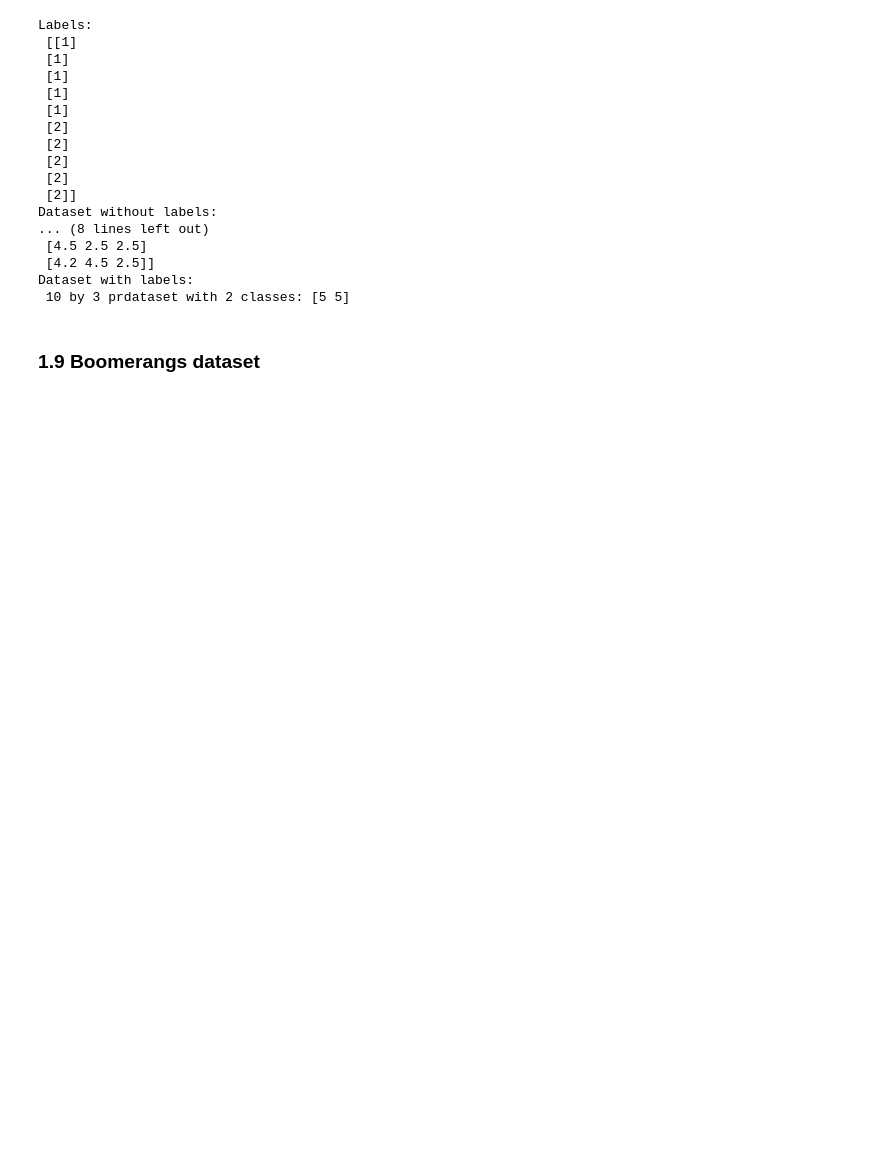
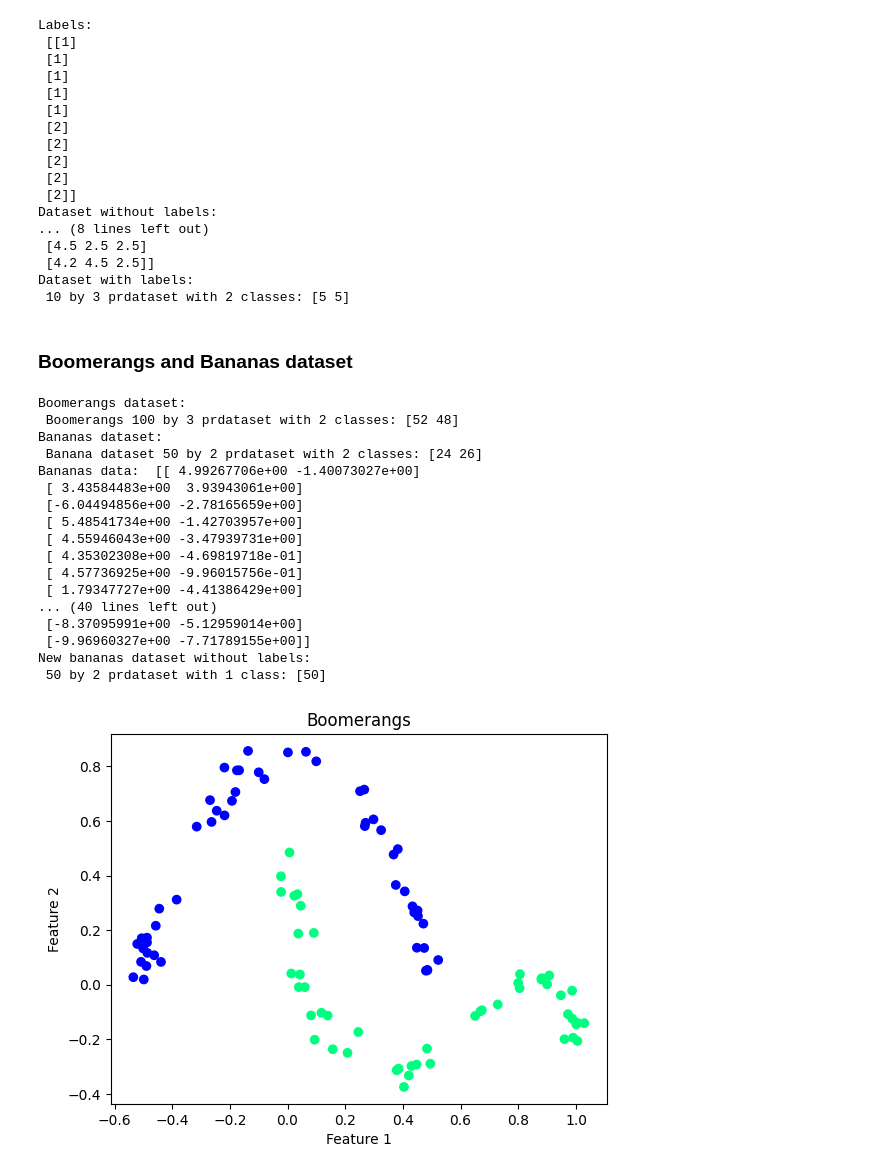
Before and after one commit to nadinekuo/MachineLearning1-Labs, a Jupyter notebook: 1-Basics-of-ML/1.1-decision-theory.ipynb, the cells around one changed output. Cells and saved outputs as stored; diff of their text form; code cells hidden in the pictures; blank space fills up the shorter version.

```diff
--- a/1-Basics-of-ML/1.1-decision-theory.ipynb
+++ b/1-Basics-of-ML/1.1-decision-theory.ipynb
@@ -60,4 +60,41 @@ Dataset without labels:
 Dataset with labels:
  10 by 3 prdataset with 2 classes: [5 5]
 # %% [markdown]
-### 1.9 Boomerangs dataset
+### Boomerangs and Bananas dataset
+# %%
+# Load the dataset boomerangs uisng the PR function "boomerangs" and choose the no. of objects to generate
+b = pr.boomerangs(100)
+print('Boomerangs dataset: \n', b)
+
+# Scatterplot of features 0 and 1
+# pr.scatterd(b)
+
+# Scatterplot of features 1 and 2
+pr.scatterd(b[:, [1, 2]])
+
+# Extract the original data matrix from a prdataset using + operator
+bananas = pr.gendatb(50)
+print('Bananas dataset: \n', bananas)
+
+bananas_ds_no_labels = pr.prdataset(+bananas)
+print('Bananas data: ', +bananas)
+print('New bananas dataset without labels: \n', bananas_ds_no_labels)
+# %% [output]
+Boomerangs dataset:
+ Boomerangs 100 by 3 prdataset with 2 classes: [52 48]
+Bananas dataset:
+ Banana dataset 50 by 2 prdataset with 2 classes: [24 26]
+Bananas data:  [[ 4.99267706e+00 -1.40073027e+00]
+ [ 3.43584483e+00  3.93943061e+00]
+ [-6.04494856e+00 -2.78165659e+00]
+ [ 5.48541734e+00 -1.42703957e+00]
+ [ 4.55946043e+00 -3.47939731e+00]
+ [ 4.35302308e+00 -4.69819718e-01]
+ [ 4.57736925e+00 -9.96015756e-01]
+ [ 1.79347727e+00 -4.41386429e+00]
+... (40 lines left out)
+ [-8.37095991e+00 -5.12959014e+00]
+ [-9.96960327e+00 -7.71789155e+00]]
+New bananas dataset without labels:
+ 50 by 2 prdataset with 1 class: [50]
+[figure, added]
```
Also changed, not shown: parts of 14 cells of this notebook, 5 other files.
